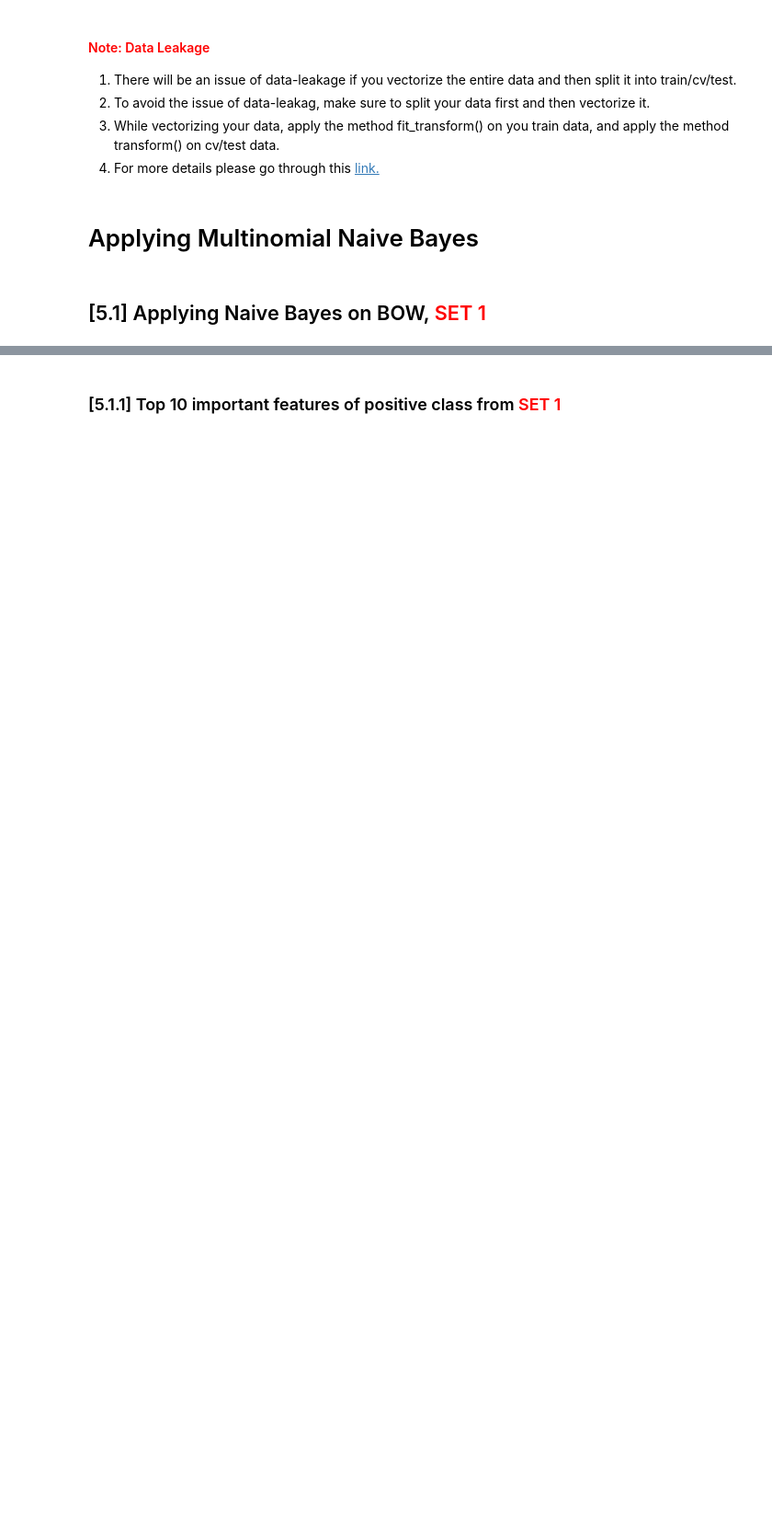
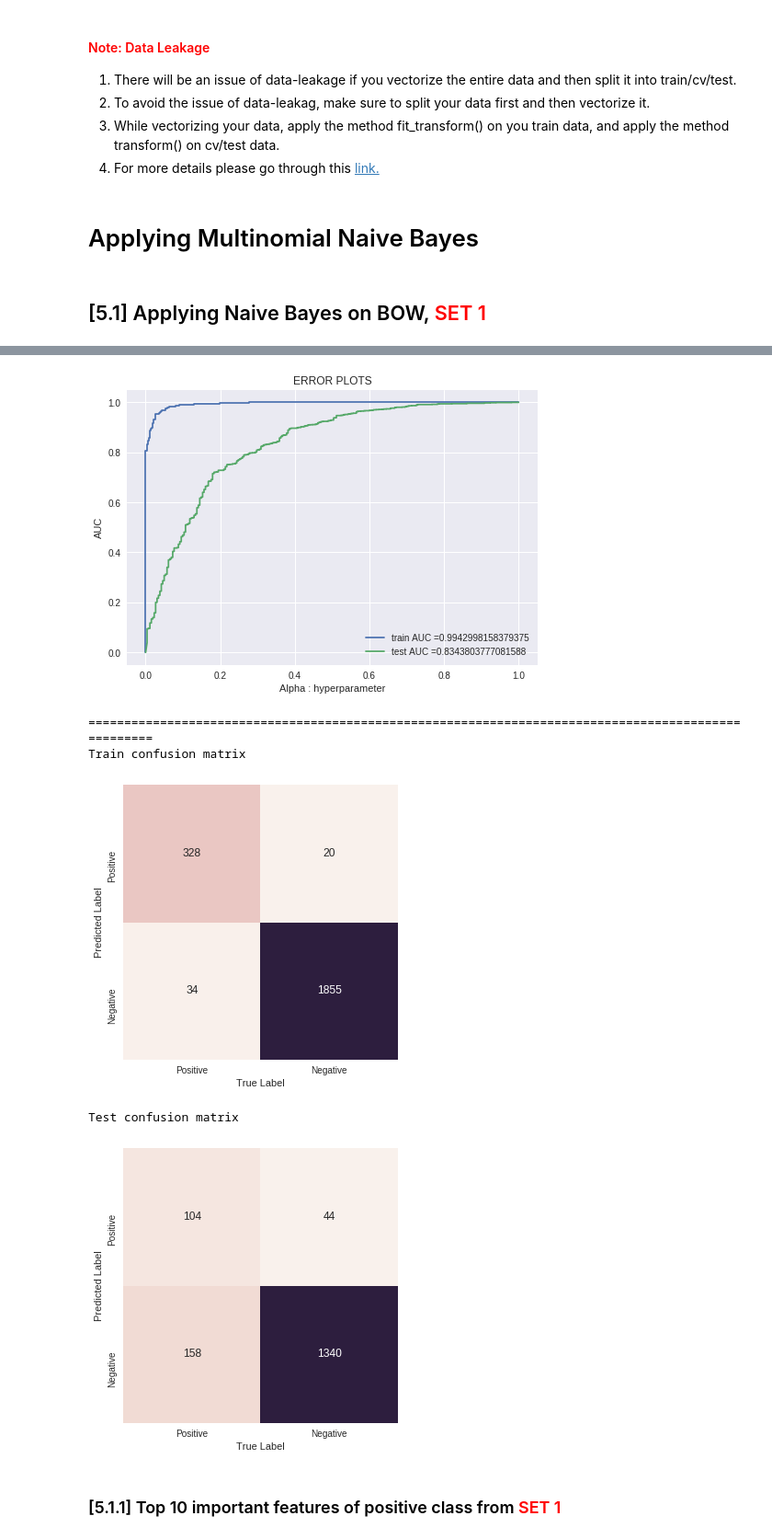
Before and after one commit to gopalkalpande/Assignments_ML, a Jupyter notebook: NaiveBayes.ipynb, the cells around one changed output, grey strips where cells are left out. Shown at 92% size. Cells and saved outputs as stored; diff of their text form; code cells hidden in the pictures; blank space fills up the shorter version.

```diff
--- a/NaiveBayes.ipynb
+++ b/NaiveBayes.ipynb
@@ -621,0 +711,54 @@ for sent in tqdm(list_of_sentance): # for each review/sentence
+# %%
+best_alpha = 0.35
+# %%
+from sklearn.metrics import roc_curve, auc
+
+
+clf =  MultinomialNB(alpha = best_alpha, fit_prior = True, class_prior = None)
+clf.fit(X_train_bow, y_train)
+# roc_auc_score(y_true, y_score) the 2nd parameter should be probability estimates of the positive class
+# not the predicted outputs
+
+train_fpr, train_tpr, thresholds = roc_curve(y_train, clf.predict_proba(X_train_bow)[:,1])
+test_fpr, test_tpr, thresholds = roc_curve(y_test, clf.predict_proba(X_test_bow)[:,1])
+
+plt.plot(train_fpr, train_tpr, label="train AUC ="+str(auc(train_fpr, train_tpr)))
+plt.plot(test_fpr, test_tpr, label="test AUC ="+str(auc(test_fpr, test_tpr)))
+plt.legend()
+plt.xlabel("Alpha : hyperparameter")
+plt.ylabel("AUC")
+plt.title("ERROR PLOTS")
+plt.show()
+
+print("="*100)
+
+import seaborn as sns; sns.set()
+
+from sklearn.metrics import confusion_matrix
+print("Train confusion matrix")
+
+target_names = ['Positive', 'Negative']
+sns.heatmap(confusion_matrix(y_train, clf.predict(X_train_bow)).T, square = True, annot = True, fmt = 'd', cbar = False,
+                xticklabels = target_names, yticklabels = target_names)
+plt.xlabel('True Label')
+plt.ylabel('Predicted Label')
+plt.show()
+
+#sns.heatmap(confusion_matrix(y_train, clf.predict(X_train_bow)))
+print("Test confusion matrix")
+
+
+target_names = ['Positive', 'Negative']
+sns.heatmap(confusion_matrix(y_test, clf.predict(X_test_bow)).T, square = True, annot = True, fmt = 'd', cbar = False,
+                xticklabels = target_names, yticklabels = target_names)
+plt.xlabel('True Label')
+plt.ylabel('Predicted Label')
+plt.show()
+#sns.heatmap(confusion_matrix(y_test, clf.predict(X_test_bow)))
+# %% [output]
+[figure, added]
+====================================================================================================
+Train confusion matrix
+[figure, added]
+Test confusion matrix
+[figure, added]
```
Also changed, not shown: parts of 23 cells of this notebook.
